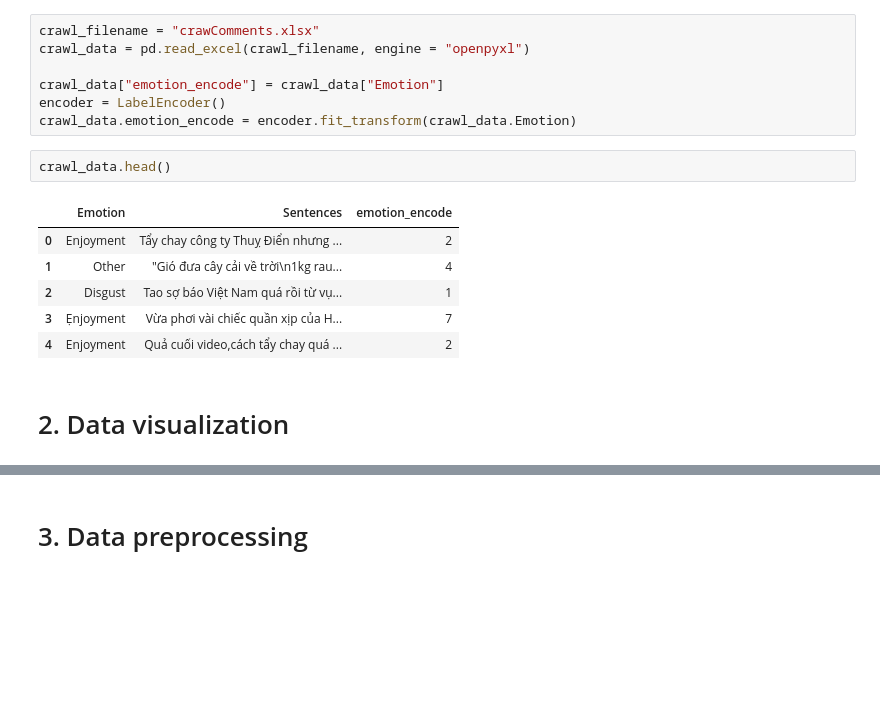
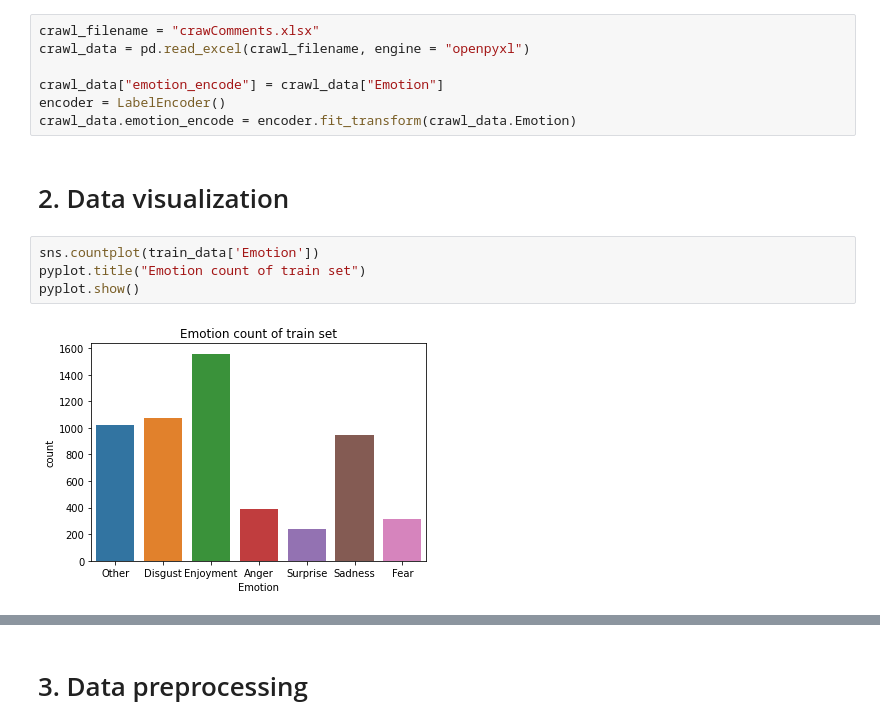
Before and after one commit to andydam452/Emotional-Reg-Youtube-comments, a Jupyter notebook: DM_final_1.ipynb, the cells around one changed output, grey strips where cells are left out. Cells and saved outputs as stored; diff of their text form; blank space fills up the shorter version.

Commit message:
UPDATE data visualization and export preprocessed data to csv

```diff
--- a/DM_final_1.ipynb
+++ b/DM_final_1.ipynb
@@ -34,14 +36,11 @@ crawl_data = pd.read_excel(crawl_filename, engine = "openpyxl")
 crawl_data["emotion_encode"] = crawl_data["Emotion"]
 encoder = LabelEncoder()
 crawl_data.emotion_encode = encoder.fit_transform(crawl_data.Emotion)
-# %%
-crawl_data.head()
-# %% [output]
-|  | Emotion | Sentences | emotion_encode |
-| 0 | Enjoyment | Tẩy chay công ty Thuỵ Điển nhưng ... | 2 |
-| 1 | Other | "Gió đưa cây cải về trời\n1kg rau... | 4 |
-| 2 | Disgust | Tao sợ báo Việt Nam quá rồi từ vụ... | 1 |
-| 3 | Ẹnjoyment | Vừa phơi vài chiếc quần xịp của H... | 7 |
-| 4 | Enjoyment | Quả cuối video,cách tẩy chay quá ... | 2 |
 # %% [markdown]
 # 2. Data visualization
+# %%
+sns.countplot(train_data['Emotion'])
+pyplot.title("Emotion count of train set")
+pyplot.show()
+# %% [output]
+[figure, added]
```
Also changed, not shown: parts of 12 cells of this notebook, 4 other files.
